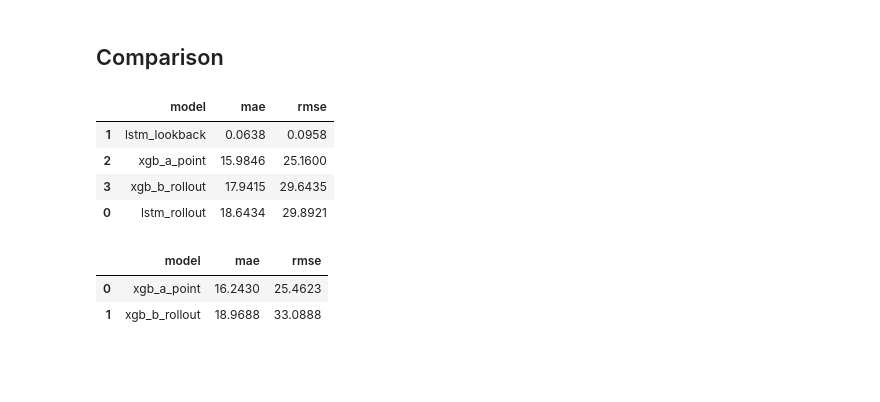
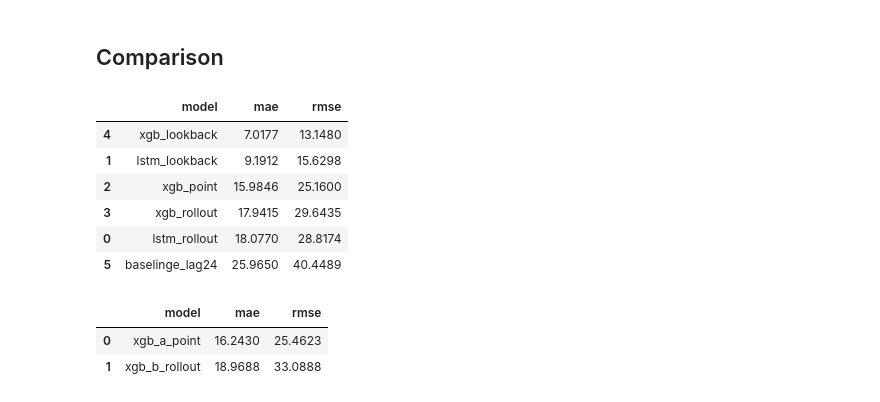
Before and after one commit to ds24m048/masters-thesis, a Jupyter notebook: price-forecast.ipynb, the cells around one changed output. Saved outputs shown, nothing was run; the diff lists cells and outputs as text; code cells hidden in the pictures; blank space fills up the shorter version.

Commit message:
new rollout_predict functions

```diff
--- a/price-forecast.ipynb
+++ b/price-forecast.ipynb
@@ -731,14 +788,5 @@ pd.DataFrame([
 # %% [markdown]
 ## ____________________ LSTM ____________________
-# %%
-# without rollout
-
-y_pred_xgb_lookback3 = xgb_lookback.predict(X_test_flat_lookback)
-
-y_pred_lstm_lookback2 = lstm_model.predict(
-    [X_test_seq_lookback, X_test_exog_lookback],
-    verbose=0,
-).reshape(-1)
 # %%
 input_seq = layers.Input(shape=(LOOKBACK, X_train_seq_lookback.shape[2]))
 input_exog = layers.Input(shape=(X_train_exog_lookback.shape[1],))
@@ -791,26 +839,38 @@ LSTM rollout: 7500/8760 - 2025-11-09 11:00:00+00:00
 LSTM rollout: 8000/8760 - 2025-11-30 07:00:00+00:00
 LSTM rollout: 8500/8760 - 2025-12-21 03:00:00+00:00
 LSTM rollout: 8760/8760 - 2025-12-31 23:00:00+00:00
+# %%
+# without rollout
+
+y_pred_xgb_lookback3_t = xgb_lookback.predict(X_test_flat_lookback)
+y_pred_xgb_lookback3 = asinh_inverse(y_pred_xgb_lookback3_t, c)
+
+y_pred_lstm_lookback2_t = lstm_model.predict(
+    [X_test_seq_lookback, X_test_exog_lookback],
+    verbose=0,
+).reshape(-1)
+y_pred_lstm_lookback2 = asinh_inverse(y_pred_lstm_lookback2, c)
 # %% [markdown]
 ## Comparison
 # %%
 scores = pd.DataFrame([
-    #{"model": "xgb_a_point", "mae": mae_score(y_test_point, y_pred_xgb_point), "rmse": rmse_score(y_test_point, y_pred_xgb_point)},
-    #{"model": "xgb_b_rollout", "mae": mae_score(y_test_rollout, y_pred_xgb_lookback), "rmse": rmse_score(y_test_rollout, y_pred_xgb_lookback)},
-    #{"model": "xgb_c_lookback", "mae": mae_score(y_test_lookback, y_pred_xgb_lookback2), "rmse": rmse_score(y_test_lookback, y_pred_xgb_lookback2)},
     {"model": "lstm_rollout", "mae": mae_score(y_test_raw, y_pred_lstm), "rmse": rmse_score(y_test_raw, y_pred_lstm)},
-    {"model": "lstm_lookback", "mae": mae_score(y_test_lookback, y_pred_lstm_lookback2), "rmse": rmse_score(y_test_lookback, y_pred_lstm_lookback2)},
-    {"model": "xgb_a_point", "mae": mae_score(y_test_raw, y_pred_xgb_point2), "rmse": rmse_score(y_test_raw, y_pred_xgb_point2)},
-    {"model": "xgb_b_rollout", "mae": mae_score(y_test_raw, y_pred_xgb_lookback2), "rmse": rmse_score(y_test_raw, y_pred_xgb_lookback2)},
+    {"model": "lstm_lookback", "mae": mae_score(y_test_raw, y_pred_lstm_lookback2), "rmse": rmse_score(y_test_raw, y_pred_lstm_lookback2)},
+    {"model": "xgb_point", "mae": mae_score(y_test_raw, y_pred_xgb_point2), "rmse": rmse_score(y_test_raw, y_pred_xgb_point2)},
+    {"model": "xgb_rollout", "mae": mae_score(y_test_raw, y_pred_xgb_lookback2), "rmse": rmse_score(y_test_raw, y_pred_xgb_lookback2)},
+    {"model": "xgb_lookback", "mae": mae_score(y_test_raw, y_pred_xgb_lookback3), "rmse": rmse_score(y_test_raw, y_pred_xgb_lookback3)},
+    {"model": "baselinge_lag24", "mae": mae_score(y_test, pred_daily), "rmse": rmse_score(y_test, pred_daily)}
 ]).sort_values("mae")
 
 scores
 # %% [output]
 |  | model | mae | rmse |
-| 1 | lstm_lookback | 0.0638 | 0.0958 |
-| 2 | xgb_a_point | 15.9846 | 25.1600 |
-| 3 | xgb_b_rollout | 17.9415 | 29.6435 |
-| 0 | lstm_rollout | 18.6434 | 29.8921 |
+| 4 | xgb_lookback | 7.0177 | 13.1480 |
+| 1 | lstm_lookback | 9.1912 | 15.6298 |
+| 2 | xgb_point | 15.9846 | 25.1600 |
+| 3 | xgb_rollout | 17.9415 | 29.6435 |
+| 0 | lstm_rollout | 18.0770 | 28.8174 |
+| 5 | baselinge_lag24 | 25.9650 | 40.4489 |
 # %%
 scores = pd.DataFrame([
     {"model": "xgb_a_point", "mae": mae_score(y_test_point, y_pred_xgb_point), "rmse": rmse_score(y_test_point, y_pred_xgb_point)},
```
Also changed, not shown: parts of 3 cells of this notebook.
